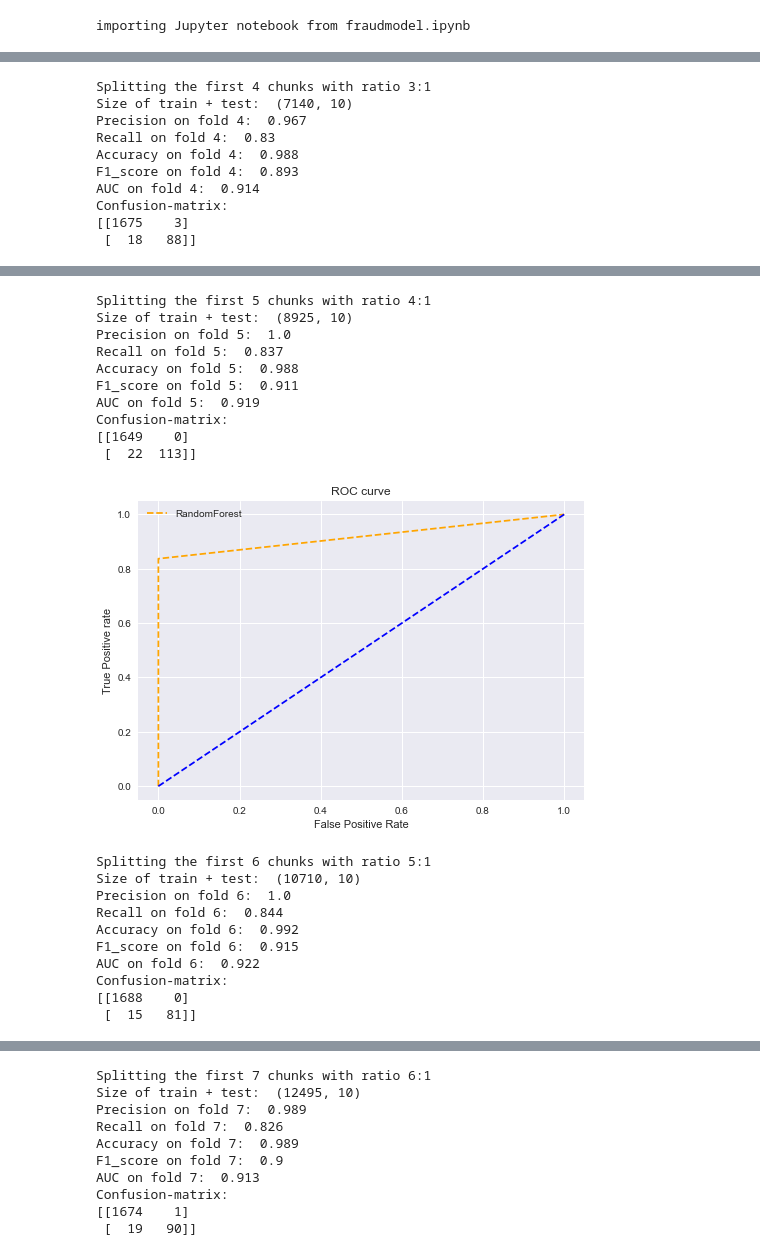
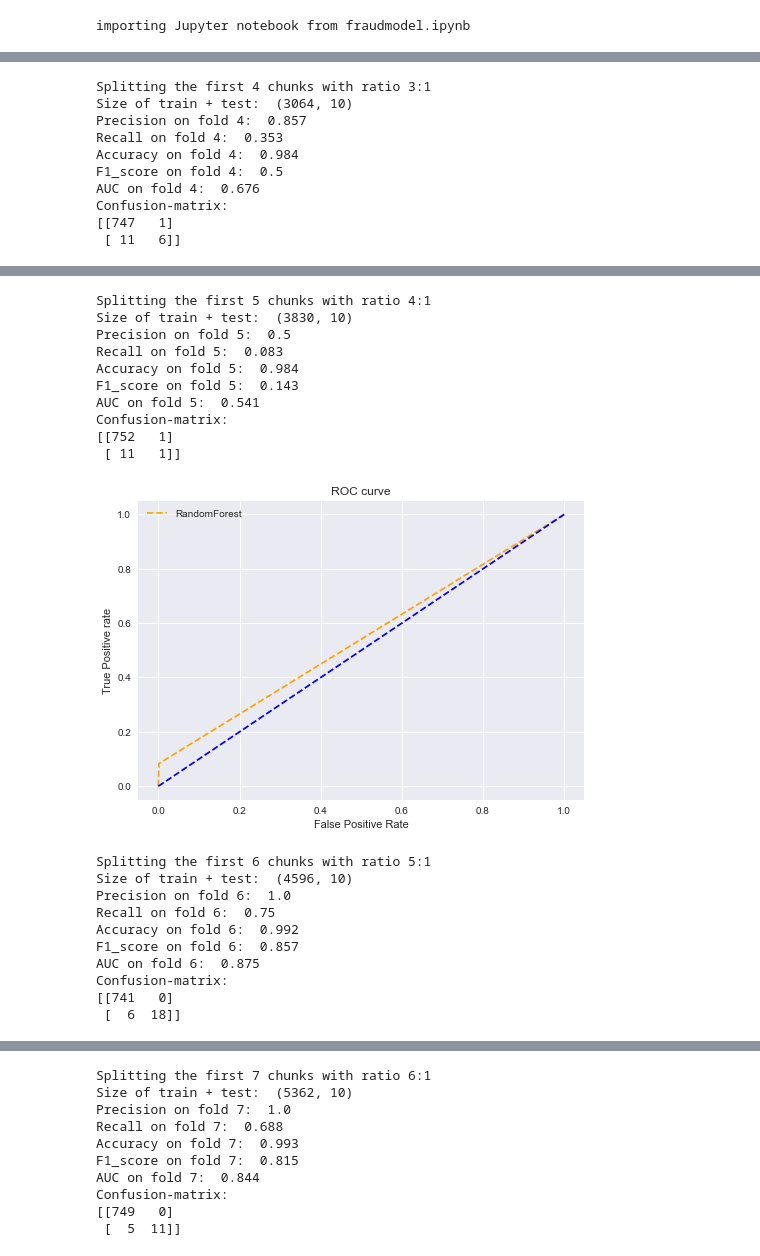
Before and after one commit to hungyichang19980105/Payability-project, a Jupyter notebook: Payability/Eval.ipynb, the cells around one changed output, grey strips where cells are left out. Drawn from its saved outputs; the diff is of its cells as text; code cells hidden in the pictures.

```diff
--- a/Payability/Eval.ipynb
+++ b/Payability/Eval.ipynb
@@ -16,7 +16,7 @@ from sklearn.metrics import classification_report, accuracy_score, recall_score,
 importing Jupyter notebook from fraudmodel.ipynb
 # %%
 # Import dataset
-df = pd.read_csv('data/input.csv')
+df = pd.read_csv('data/Old_input.csv')
 df2 = df[['transaction_risk_score','cc_amount','ledger_balance','cardholder_presence','card_presence',
           'partial_approval_capable','channel','processing_type','date','cc_acceptor_state','cc_acceptor_country','is_fraud']]
 df2 = df2.sort_values(by='date')
@@ -396,5 +396,5 @@ Confusion-matrix:
 ... (17 outputs left out)
 # %%
-RF20 = model.TimeSeriesKFold(X, y, 20, 'RandomForest')
+RF20 = fraudmodel.TimeSeriesKFold(X, y, 20, 'RandomForest')
 # %% [output]
 -----RandomForest-----
@@ -426,10 +426,10 @@ Confusion-matrix:
 Splitting the first 4 chunks with ratio 3:1
-Size of train + test:  (7140, 10)
-Precision on fold 4:  0.967
-Recall on fold 4:  0.83
-Accuracy on fold 4:  0.988
-F1_score on fold 4:  0.893
-AUC on fold 4:  0.914
+Size of train + test:  (3064, 10)
+Precision on fold 4:  0.857
+Recall on fold 4:  0.353
+Accuracy on fold 4:  0.984
+F1_score on fold 4:  0.5
+AUC on fold 4:  0.676
 Confusion-matrix:
-[[1675    3]
- [  18   88]]
+[[747   1]
+ [ 11   6]]
@@ -437,21 +437,21 @@ Confusion-matrix:
 Splitting the first 5 chunks with ratio 4:1
-Size of train + test:  (8925, 10)
-Precision on fold 5:  1.0
-Recall on fold 5:  0.837
-Accuracy on fold 5:  0.988
-F1_score on fold 5:  0.911
-AUC on fold 5:  0.919
+Size of train + test:  (3830, 10)
+Precision on fold 5:  0.5
+Recall on fold 5:  0.083
+Accuracy on fold 5:  0.984
+F1_score on fold 5:  0.143
+AUC on fold 5:  0.541
 Confusion-matrix:
-[[1649    0]
- [  22  113]]
+[[752   1]
+ [ 11   1]]
-[figure, old version]
+[figure, new version]
 Splitting the first 6 chunks with ratio 5:1
-Size of train + test:  (10710, 10)
+Size of train + test:  (4596, 10)
 Precision on fold 6:  1.0
-Recall on fold 6:  0.844
+Recall on fold 6:  0.75
 Accuracy on fold 6:  0.992
-F1_score on fold 6:  0.915
-AUC on fold 6:  0.922
+F1_score on fold 6:  0.857
+AUC on fold 6:  0.875
 Confusion-matrix:
-[[1688    0]
- [  15   81]]
+[[741   0]
+ [  6  18]]
@@ -459,10 +459,10 @@ Confusion-matrix:
 Splitting the first 7 chunks with ratio 6:1
-Size of train + test:  (12495, 10)
-Precision on fold 7:  0.989
-Recall on fold 7:  0.826
-Accuracy on fold 7:  0.989
-F1_score on fold 7:  0.9
-AUC on fold 7:  0.913
+Size of train + test:  (5362, 10)
+Precision on fold 7:  1.0
+Recall on fold 7:  0.688
+Accuracy on fold 7:  0.993
+F1_score on fold 7:  0.815
+AUC on fold 7:  0.844
 Confusion-matrix:
-[[1674    1]
- [  19   90]]
+[[749   0]
+ [  5  11]]
```
Also changed, not shown: parts of 15 cells of this notebook, 18 other files.
